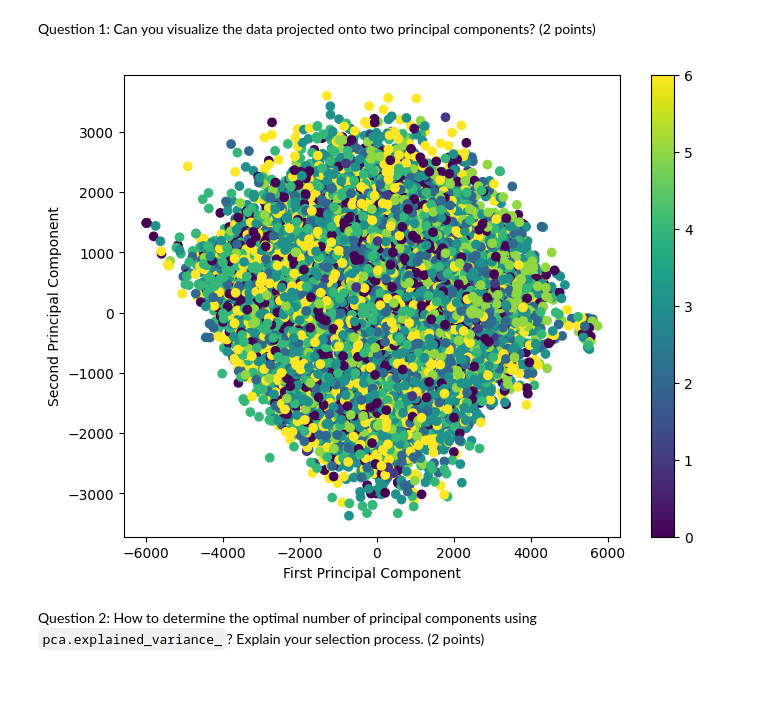
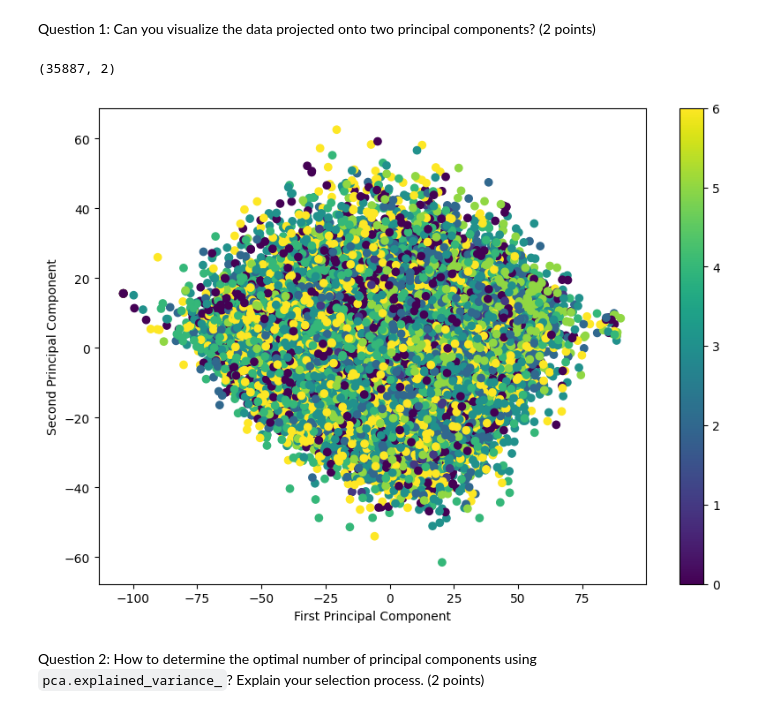
Before and after one commit to phuongnguyenpn/Fundamental-ML, a Jupyter notebook: notebooks/EDA.ipynb, the cells around one changed output. Cells and saved outputs as stored; diff of their text form; code cells hidden in the pictures; blank space fills up the shorter version.

````diff
--- a/notebooks/EDA.ipynb
+++ b/notebooks/EDA.ipynb
@@ -80,12 +99,27 @@ images_pca = pca.transform(images_reshaped)
+# %%
+## apply PCA here
+images_reshaped = np.array(df['pixels'].apply(lambda x: np.array(x.split(), dtype='float32')).tolist())
+y=df['emotion']
+
+n_samples, n_features = images_reshaped.shape
+
+images_reshaped = (images_reshaped - images_reshaped.mean(axis=0)) / images_reshaped.std(axis=0)
+
+pca=PCA(n_components=2)
+pca.fit(images_reshaped)
+images_pca = pca.transform(images_reshaped)
+print(images_pca.shape)
+# %% [output]
+(35887, 2)
 # %%
 # Plot the transformed data
-plt.figure(figsize=(8, 6))
+plt.figure(figsize=(10, 7))
 plt.scatter(images_pca[:, 0], images_pca[:, 1], c=labels)
 plt.xlabel('First Principal Component')
 plt.ylabel('Second Principal Component')
 plt.colorbar()
 plt.show()
 # %% [output]
-[figure, old version]
+[figure, new version]
 # %% [markdown]
 Question 2: How to determine the optimal number of principal components using ```pca.explained_variance_```? Explain your selection process. (2 points)
````
Also changed, not shown: parts of 17 cells of this notebook.
